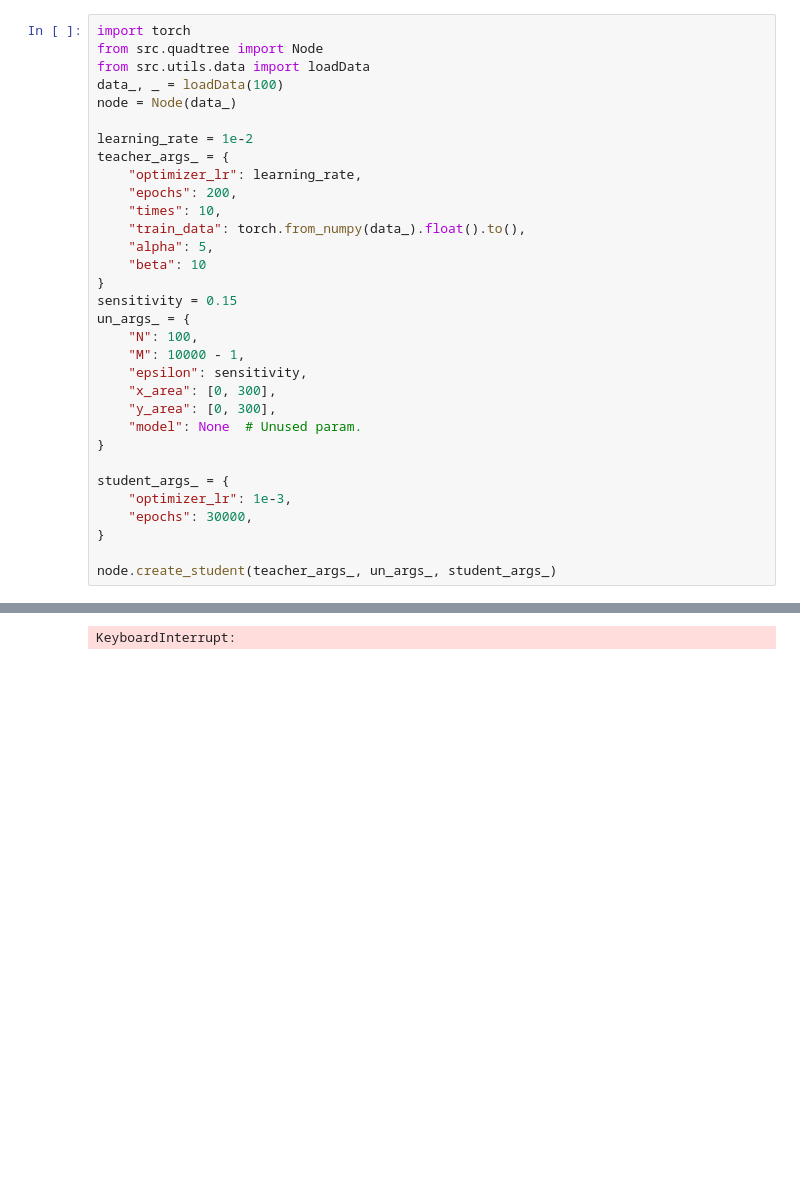
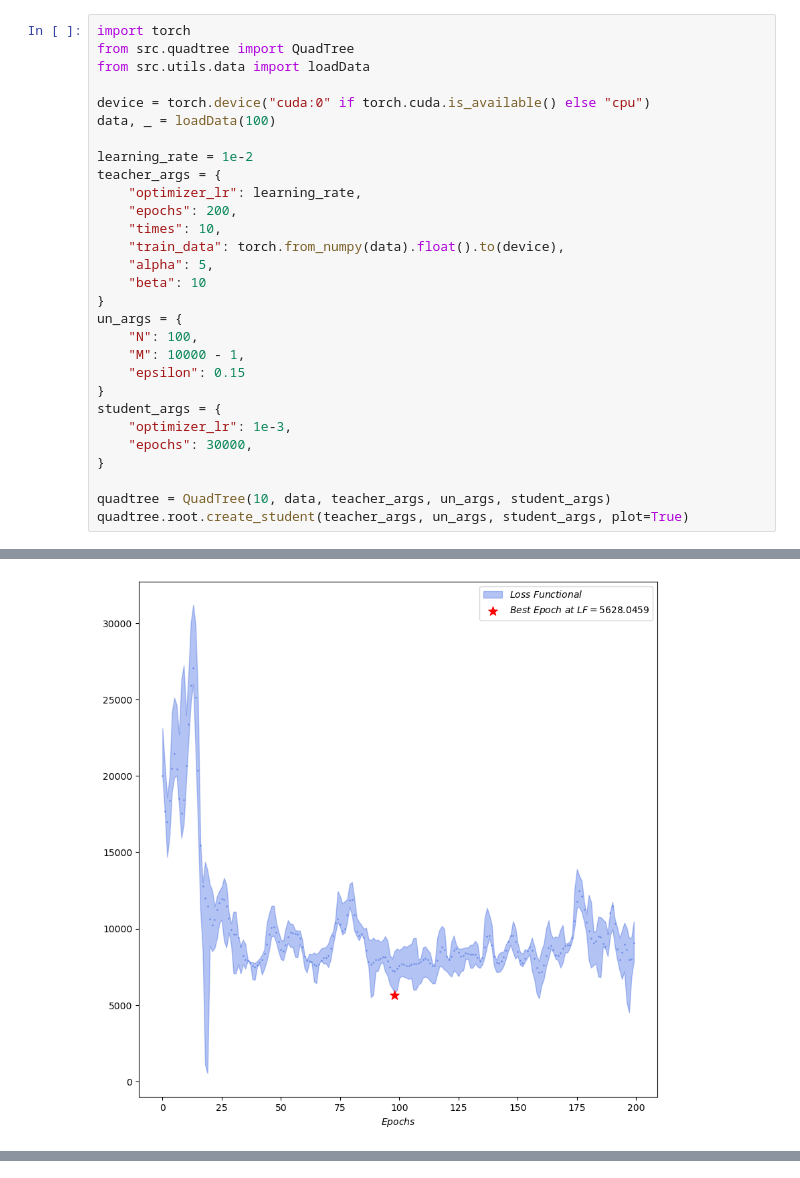
Before and after one commit to PRigas96/GeoCluster, a Jupyter notebook: class.ipynb, the cells around one changed output, grey strips where cells are left out. Cells and saved outputs as stored; diff of their text form; blank space fills up the shorter version.

Commit message:
Adds plots after teacher training, uncertainty area calculation, labeling and student training
Also removes student build from quadtree init to have more control over the arguments

```diff
--- a/class.ipynb
+++ b/class.ipynb
@@ -1,35 +1,32 @@
 # %%
 import torch
-from src.quadtree import Node
+from src.quadtree import QuadTree
 from src.utils.data import loadData
-data_, _ = loadData(100)
-node = Node(data_)
+
+device = torch.device("cuda:0" if torch.cuda.is_available() else "cpu")
+data, _ = loadData(100)
 
 learning_rate = 1e-2
-teacher_args_ = {
+teacher_args = {
     "optimizer_lr": learning_rate,
     "epochs": 200,
     "times": 10,
-    "train_data": torch.from_numpy(data_).float().to(),
+    "train_data": torch.from_numpy(data).float().to(device),
     "alpha": 5,
     "beta": 10
 }
-sensitivity = 0.15
-un_args_ = {
+un_args = {
     "N": 100,
     "M": 10000 - 1,
-    "epsilon": sensitivity,
-    "x_area": [0, 300],
-    "y_area": [0, 300],
-    "model": None  # Unused param.
+    "epsilon": 0.15
 }
-
-student_args_ = {
+student_args = {
     "optimizer_lr": 1e-3,
     "epochs": 30000,
 }
 
-node.create_student(teacher_args_, un_args_, student_args_)
+quadtree = QuadTree(10, data, teacher_args, un_args, student_args)
+quadtree.root.create_student(teacher_args, un_args, student_args, plot=True)
 # %% [output]
 Loading data...
 Data loaded.
@@ -46,0 +44 @@ Epoch: 200/200..  Training loss: 7893.89600..  Reg Proj: 0.00000..  Reg Latent:
+[figure, added]
@@ -56 +74,0 @@ Epoch:  0 Cost:  1395.1690673828125
-KeyboardInterrupt:
```
Also changed, not shown: parts of 1 cell of this notebook, 1 other file.
